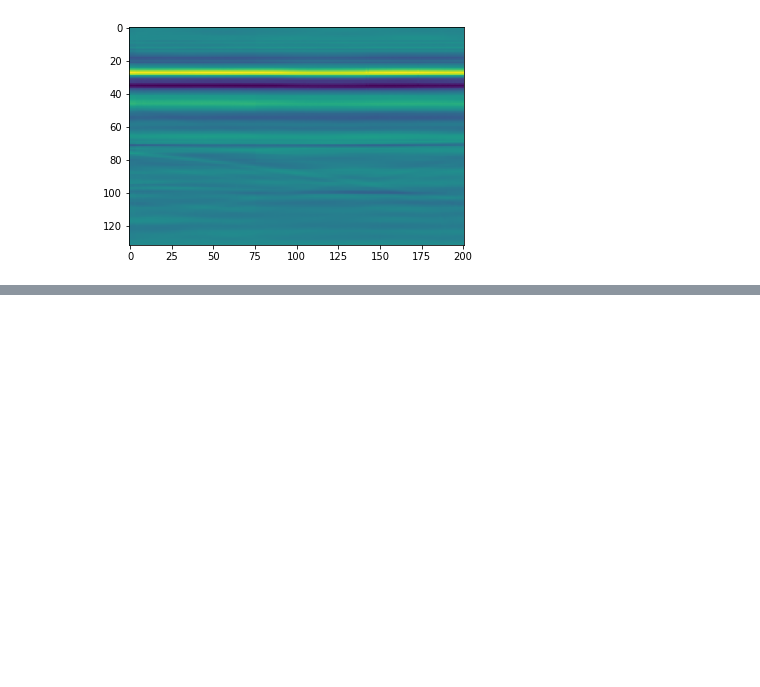
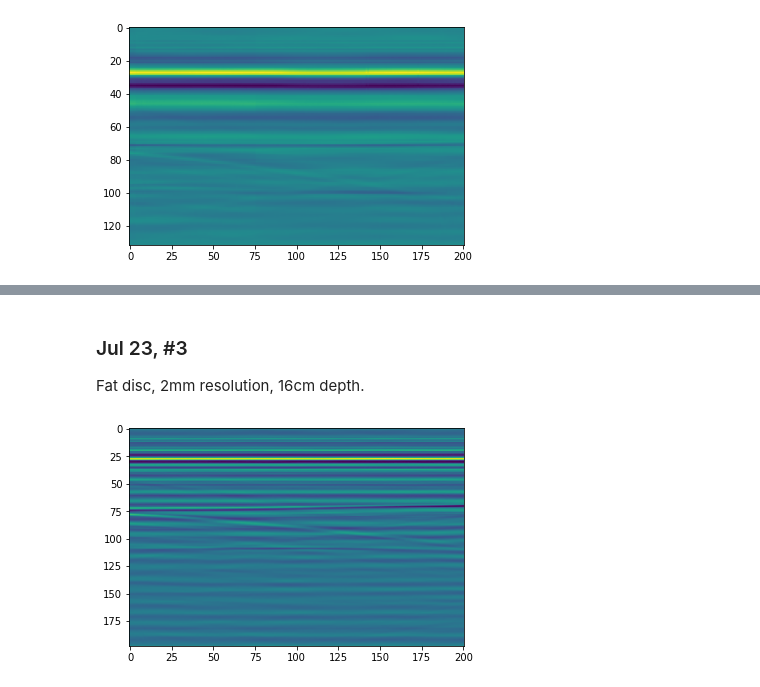
Before and after one commit to lnadi17/znd-remote-controller, a Jupyter notebook: scan-visualize.ipynb, the cells around one changed output, grey strips where cells are left out. Saved outputs shown, nothing was run; the diff lists cells and outputs as text; code cells hidden in the pictures; blank space fills up the shorter version.

```diff
--- a/scan-visualize.ipynb
+++ b/scan-visualize.ipynb
@@ -90,0 +125,7 @@ First scan didn't show the results we were looking for (hyperbola shapes in the
+# %% [markdown]
+### Jul 23, #3
+Fat disc, 2mm resolution, 16cm depth.
+# %%
+draw_scan(2, sample_nth=10, zero_padding=200, end_index=600)
+# %% [output]
+[figure, added]
```
Also changed, not shown: parts of 43 cells of this notebook.
